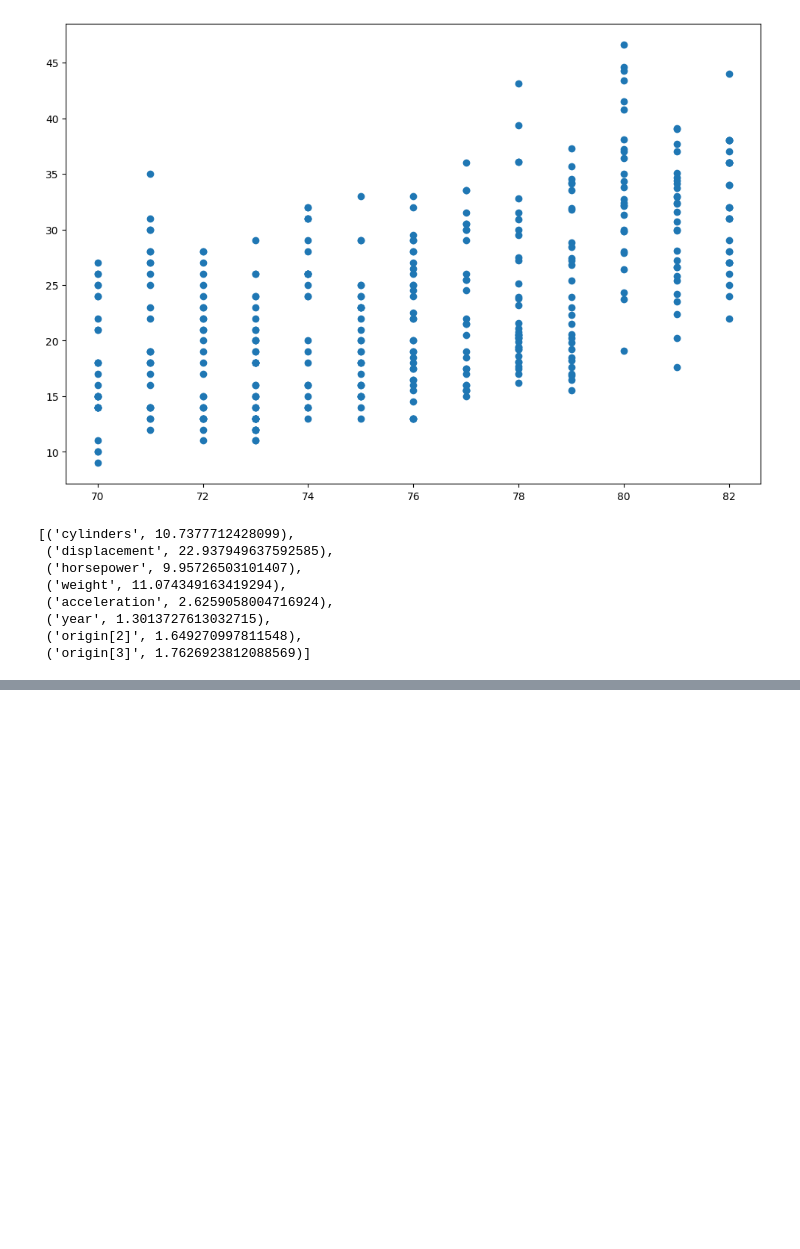
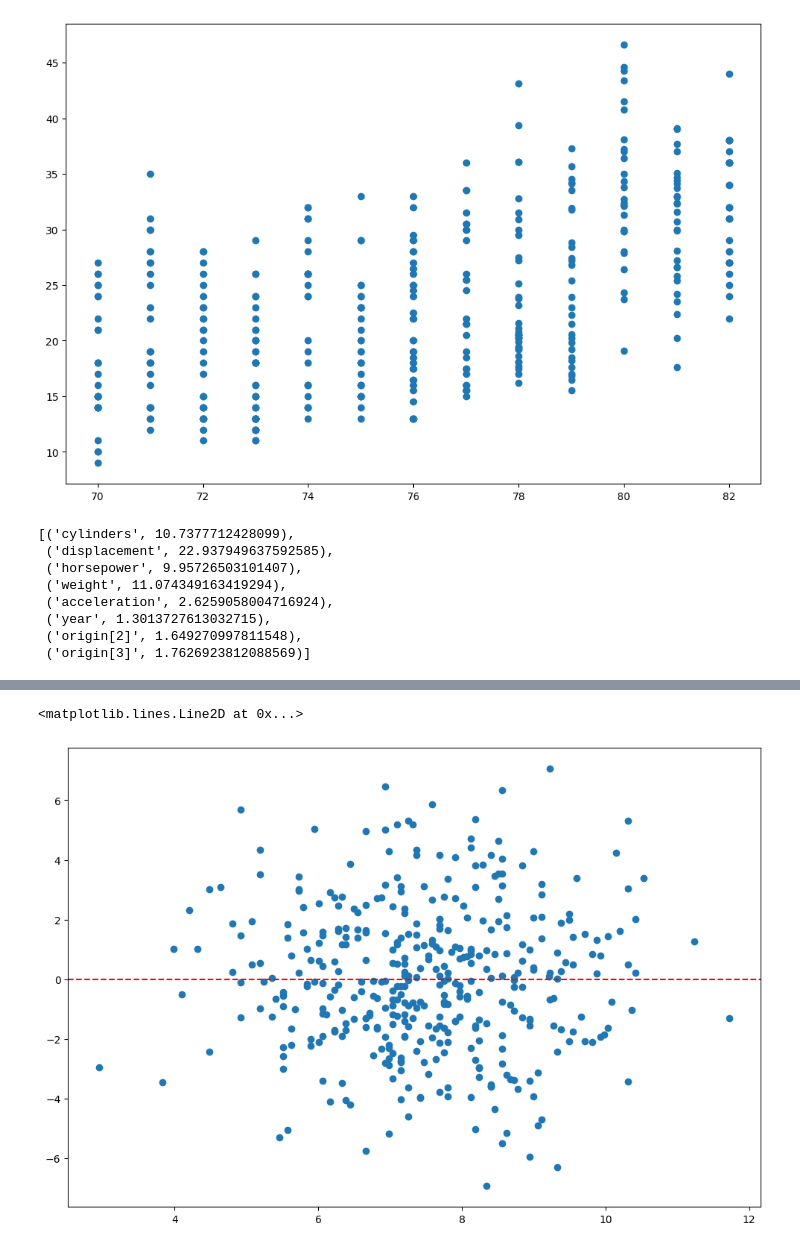
Before and after one commit to uggi121/ISLP_labs_applied, a Jupyter notebook: exercises_applied/Ch3.ipynb, the cells around one changed output, grey strips where cells are left out. Drawn from its saved outputs; the diff is of its cells as text; code cells hidden in the pictures; blank space fills up the shorter version.

```diff
--- a/exercises_applied/Ch3.ipynb
+++ b/exercises_applied/Ch3.ipynb
@@ -595,0 +639,3 @@ vifs
+# %%
+Carseats = load_data('Carseats')
+Carseats.head()
@@ -595,0 +688,5 @@ vifs
+# %%
+reduced_formula = "Sales ~ US + Price"
+reduced_model = smf.ols(reduced_formula, data=Carseats)
+reduced_model_results = reduced_model.fit()
+reduced_model_results.summary()
@@ -595,0 +714,7 @@ vifs
+# %%
+fig, ax = plt.subplots(1, 1, figsize=(12, 8))
+ax.scatter(x=reduced_model_results.fittedvalues, y=reduced_model_results.resid)
+ax.axhline(0, color='red', linestyle='--')
+# %% [output]
+<matplotlib.lines.Line2D at 0x...>
+[figure, added]
```
Also changed, not shown: parts of 22 cells of this notebook.
